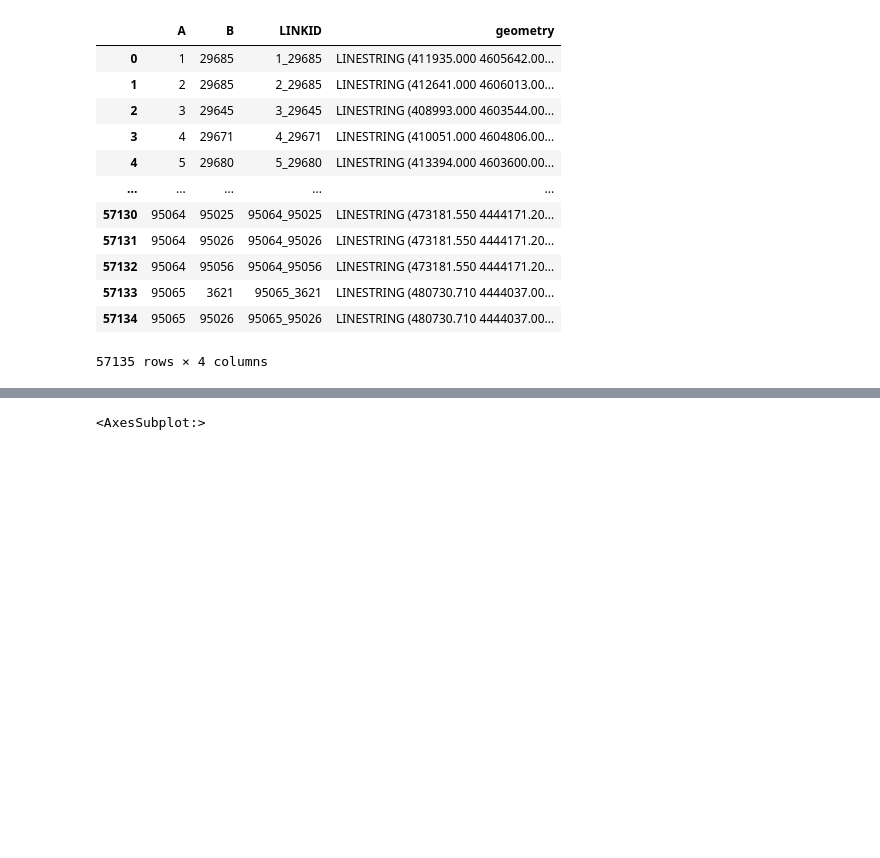
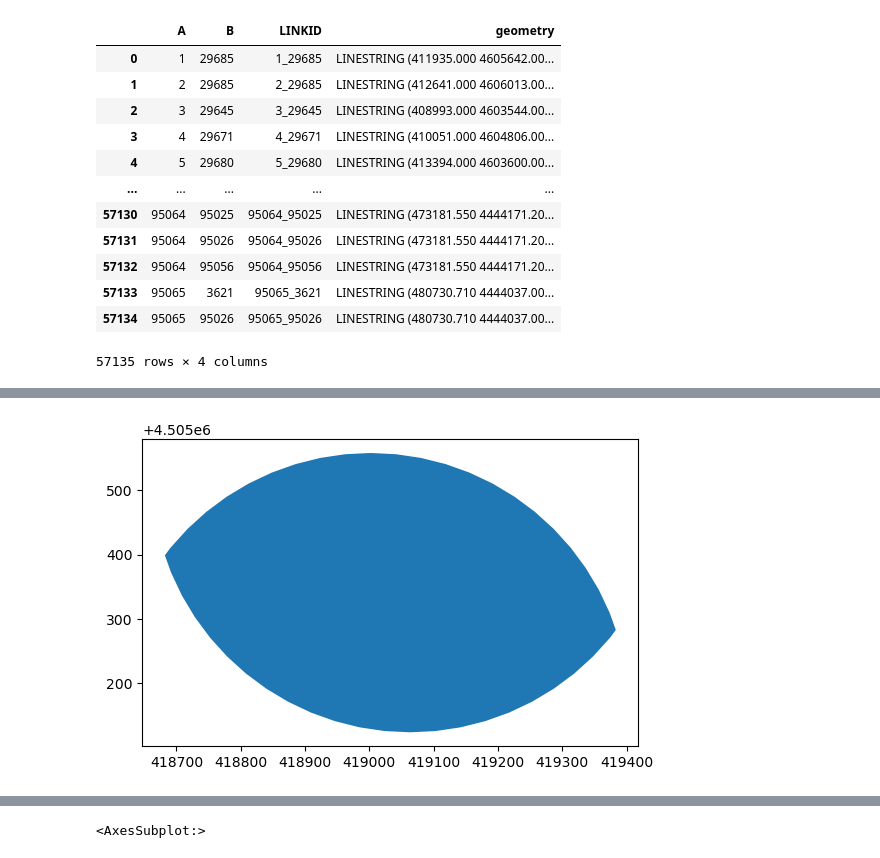
Before and after one commit to WFRCAnalytics/Wasatch-Choice-Land-Use-And-Transit-Scenario, a Jupyter notebook: 2-Prepare-Station-Areas.ipynb, the cells around one changed output, grey strips where cells are left out. Drawn from its saved outputs; the diff is of its cells as text; code cells hidden in the pictures; blank space fills up the shorter version.

```diff
--- a/2-Prepare-Station-Areas.ipynb
+++ b/2-Prepare-Station-Areas.ipynb
@@ -455,0 +536,85 @@ Urban Center
+# %%
+# for each interesect_set_id
+
+_gdf = gdf_overlapping_polygons
+
+# Loop through unique values of 'intersect_set_id' and filter the DataFrame
+unique_intersect_set_ids = _gdf['intersect_set_id'].unique()
+
+gdf_overlap_pieces = pd.DataFrame()
+
+filtered_dfs = {}
+
+for intersect_set_id in unique_intersect_set_ids:
+    filtered_df = _gdf[_gdf['intersect_set_id'] == intersect_set_id]
+    filtered_dfs[intersect_set_id] = filtered_df
+    display(filtered_df)
+
+    # get data for highest ranking
+    filtered_df_centers_rank = pd.merge(filtered_df, df_centers_rank, left_on='nearest_AreaType', right_on='center_type')
+
+    # Sort the DataFrame by the desired columns
+    sorted_df = filtered_df_centers_rank.sort_values(
+        by=['rank_per_acre', 'project_id', 'N'],
+        ascending=[False, True, True]
+    )
+
+    # Get the top record after sorting
+    top_record = sorted_df.iloc[0]
+    # Create a new DataFrame with the selected columns
+    top_record_df = top_record[['N', 'project_id', 'nearest_AreaType']].to_frame().transpose()
+
+    #display(top_record_df)
+
+    # create gdf for each polygon
+    # Create an array of GeoDataFrames, each containing a single polygon
+    gdf_array = []
+
+    for index, row in filtered_df.iterrows():
+        single_polygon_gdf = gpd.GeoDataFrame([row], columns=gdf.columns)
+        gdf_array.append(single_polygon_gdf)
+        display(single_polygon_gdf)
+
+    # find intersect (1 polygon), take max values
+
+    # Start with the first GeoDataFrame's geometry
+    intersection_polygon = gdf_array[0].geometry.iloc[0]
+
+    # Find the intersection
+    intersection_polygon = intersection_polygon.intersection(gdf_array[1].geometry.iloc[0])
+
+    intersection_gdf = gpd.GeoDataFrame(geometry=[intersection_polygon])
+    intersection_gdf = pd.merge(intersection_gdf, top_record_df, how='cross')
+    intersection_gdf['intersect_set_id'] = intersect_set_id
+    intersection_gdf.plot()
+    display('Intersected polygon with attributes of highest ranked:')
+    display(intersection_gdf)
+
+    # find difference (2 polygons)
+
+    difference_polygon_1 = gdf_array[0].geometry.iloc[0]
+    difference_polygon_2 = gdf_array[1].geometry.iloc[0]
+    difference_polygon_1 = difference_polygon_1.difference(gdf_array[1].geometry.iloc[0])
+    difference_polygon_2 = difference_polygon_2.difference(gdf_array[0].geometry.iloc[0])
+
+    difference_1_gdf = gpd.GeoDataFrame(geometry=[difference_polygon_1])
+    difference_1_gdf = pd.merge(difference_1_gdf, gdf_array[0][['N','project_id','nearest_AreaType']], how='cross')
+    difference_1_gdf['intersect_set_id'] = intersect_set_id
+    difference_1_gdf.plot()
+    display('Difference polygon 1:')
+    display(difference_1_gdf)
+
+    difference_2_gdf = gpd.GeoDataFrame(geometry=[difference_polygon_2])
+    difference_2_gdf = pd.merge(difference_2_gdf, gdf_array[1][['N','project_id','nearest_AreaType']], how='cross')
+    difference_2_gdf['intersect_set_id'] = intersect_set_id
+    difference_2_gdf.plot()
+    display('Difference polygon 2:')
+    display(difference_2_gdf)
+
+    # concat intersect and difference
+    # concat intersect_set_id
+    gdf_overlap_pieces = pd.concat([gdf_overlap_pieces, intersection_gdf, difference_1_gdf, difference_2_gdf])
+
+
+display(gdf_overlap_pieces)
+# %% [output]
@@ -455,0 +641 @@ Urban Center
+[figure, added]
```
Also changed, not shown: parts of 22 cells of this notebook, 43 other files.
